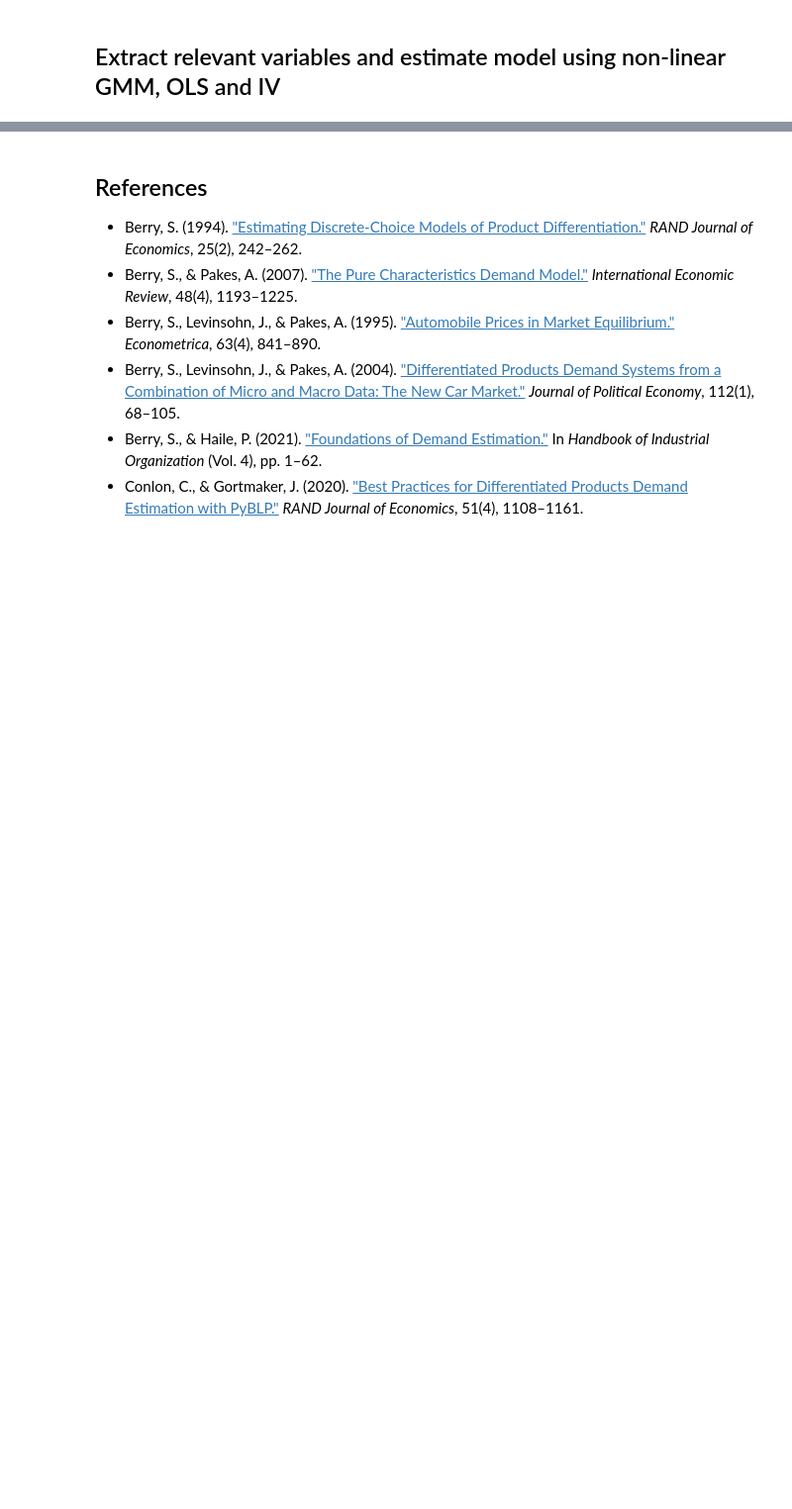
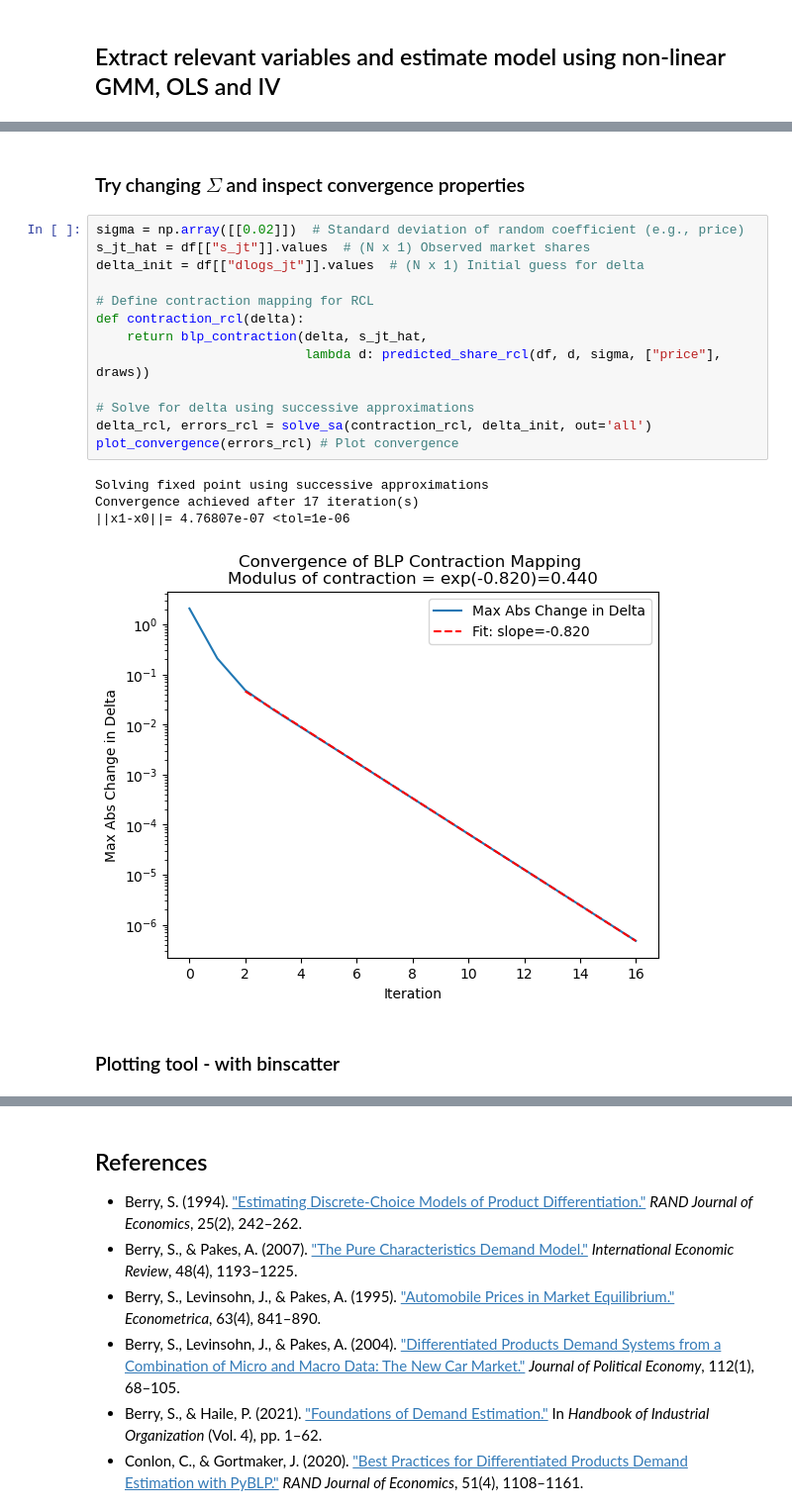
Before and after one commit to bschjerning/EconometricsB, a Jupyter notebook: lectures/15_blp/1_blp.ipynb, the cells around one changed output, grey strips where cells are left out. Shown at 99% size. Cells and saved outputs as stored; diff of their text form; blank space fills up the shorter version.

```diff
--- a/lectures/15_blp/1_blp.ipynb
+++ b/lectures/15_blp/1_blp.ipynb
@@ -406,0 +653,22 @@ Only showing subset of regressors.
+# %% [markdown]
+### Try changing $\Sigma$ and inspect convergence properties
+# %%
+sigma = np.array([[0.02]])  # Standard deviation of random coefficient (e.g., price)
+s_jt_hat = df[["s_jt"]].values  # (N x 1) Observed market shares
+delta_init = df[["dlogs_jt"]].values  # (N x 1) Initial guess for delta
+
+# Define contraction mapping for RCL
+def contraction_rcl(delta):
+    return blp_contraction(delta, s_jt_hat,
+                           lambda d: predicted_share_rcl(df, d, sigma, ["price"], draws))
+
+# Solve for delta using successive approximations
+delta_rcl, errors_rcl = solve_sa(contraction_rcl, delta_init, out='all')
+plot_convergence(errors_rcl) # Plot convergence
+# %% [output]
+Solving fixed point using successive approximations
+Convergence achieved after 17 iteration(s)
+||x1-x0||= 4.76807e-07 <tol=1e-06
+[figure, added]
+# %% [markdown]
+### Plotting tool - with binscatter
```
Also changed, not shown: parts of 26 cells of this notebook, 1 other file.
